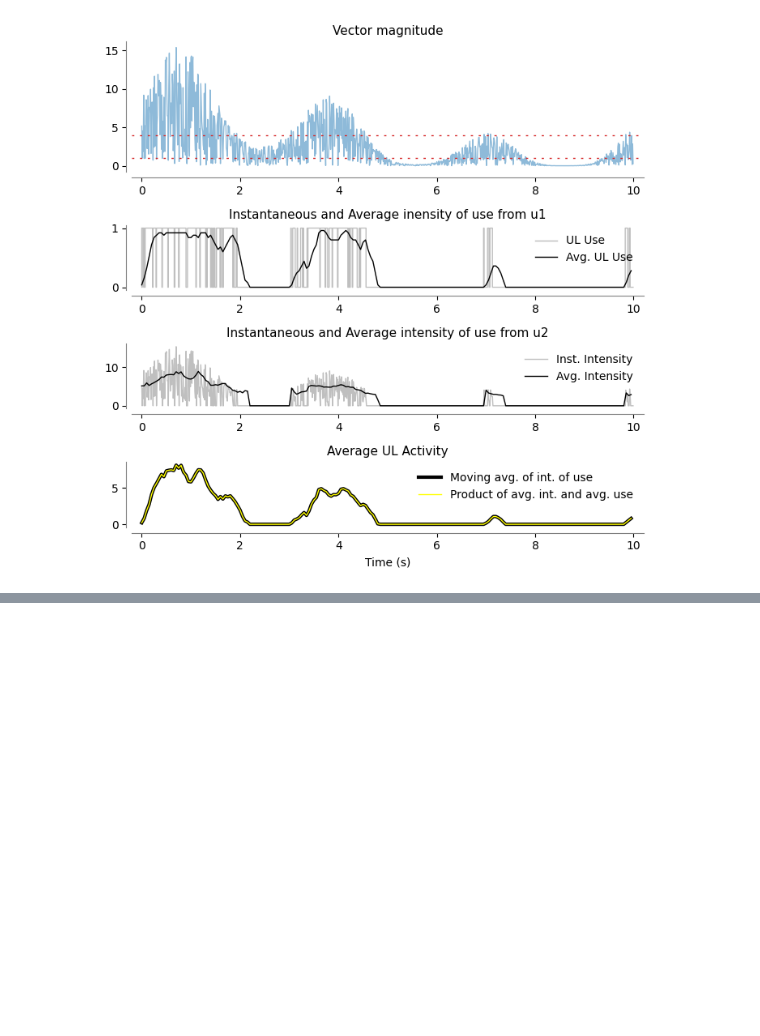
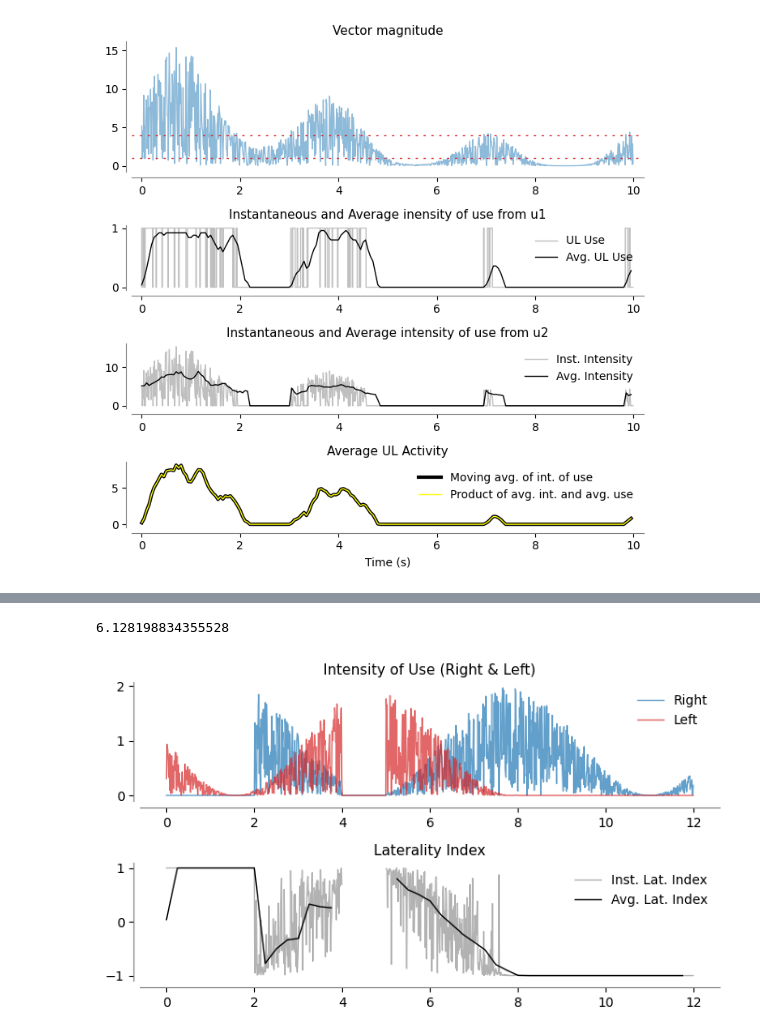
Before and after one commit to siva82kb/monalysa, a Jupyter notebook: docs/source/notebooks/ulfunctioning_analysis.ipynb, the cells around one changed output, grey strips where cells are left out. Drawn from its saved outputs; the diff is of its cells as text; code cells hidden in the pictures; blank space fills up the shorter version.

```diff
--- a/docs/source/notebooks/ulfunctioning_analysis.ipynb
+++ b/docs/source/notebooks/ulfunctioning_analysis.ipynb
@@ -267,0 +248,64 @@ _inxi, _inxa
+# %%
+import numpy as np
+from monalysa.ulfunc import uluse
+from monalysa.ulfunc import ulint
+from monalysa.ulfunc import measures
+np.random.seed(0)
+fs = 100
+t = np.arange(0, 10, 1. / fs)
+vmag = np.square(np.sin(2 * t) + np.cos(0.4 * t) + 2) * np.random.rand(len(t))
+th2l, th2h = 1, 4
+_, _use = uluse.from_vec_mag_dblth(vmag, thresh_l=th2l, thresh_h=th2h)
+_, _int = ulint.from_vec_mag(vmag, _use, 1)
+_inxu, _avgu = uluse.average_uluse(_use, windur=0.25, winshift=0.05, fs=fs)
+_inxi, _avgi = ulint.average_intuse(_int, _use, windur=0.25, winshift=0.05, fs=fs)
+_inxa, _avga = ulint.average_ulactivity(_int, windur=0.25, winshift=0.05, fs=fs)
+measures.Hq(_avga, q=90)
+# %% [output]
+6.128198834355528
+# %%
+import numpy as np
+from monalysa.ulfunc import uluse
+from monalysa.ulfunc import ulint
+from monalysa.ulfunc import measures
+np.random.seed(0)
+fs = 100
+t = np.arange(0, 12, 1. / fs)
+_intr = (np.sin(t) + 1) * (t > 2.0) * np.random.rand(len(t))
+_intr[400:500] = 0
+_intl = (np.sin(t - np.pi) + 1) * (t < 8.0) * np.random.rand(len(t))
+_intl[400:500] = 0
+_, _linxinst = measures.instantaneous_latindex(_intr, _intl)
+_inxl, _avgli = measures.average_latindex(_linxinst, windur=0.25, winshift=0.05, fs=fs)
+# %%
+fig = plt.figure(figsize=(7, 4))
+gs = gridspec.GridSpec(2, 1, height_ratios=[1, 1])
+ax0 = plt.subplot(gs[0])
+ax0.plot(t, _intr, lw=1, alpha=0.7, color="tab:blue", label="Right")
+ax0.plot(t, _intl, lw=1, alpha=0.7, color="tab:red", label="Left")
+ax0.spines['right'].set_visible(False)
+ax0.spines['top'].set_visible(False)
+ax0.spines['left'].set_position(('outward', 5))
+ax0.spines['bottom'].set_position(('outward', 5))
+ax0.spines['left'].set_color("tab:gray")
+ax0.spines['bottom'].set_color("tab:gray")
+ax0.set_title("Intensity of Use (Right & Left)", fontsize=11)
+ax0.legend(loc="upper right", frameon=False, fontsize=10)
+
+ax2 = plt.subplot(gs[1])
+ax2.plot(t, _linxinst, lw=1, color="k", alpha=0.3, label="Inst. Lat. Index")
+ax2.plot(t[_inxl], _avgli, lw=1, color="k", label="Avg. Lat. Index")
+ax2.spines['right'].set_visible(False)
+ax2.spines['top'].set_visible(False)
+ax2.spines['left'].set_position(('outward', 5))
+ax2.spines['bottom'].set_position(('outward', 5))
+ax2.spines['left'].set_color("tab:gray")
+ax2.spines['bottom'].set_color("tab:gray")
+ax2.set_title("Laterality Index", fontsize=11)
+ax2.legend(loc="upper right", frameon=False, fontsize=10)
+
+plt.tight_layout()
+
+fig.savefig("latinx.svg", format="svg")
+# %% [output]
+[figure, added]
```
Also changed, not shown: parts of 1 cell of this notebook, 5 other files.
